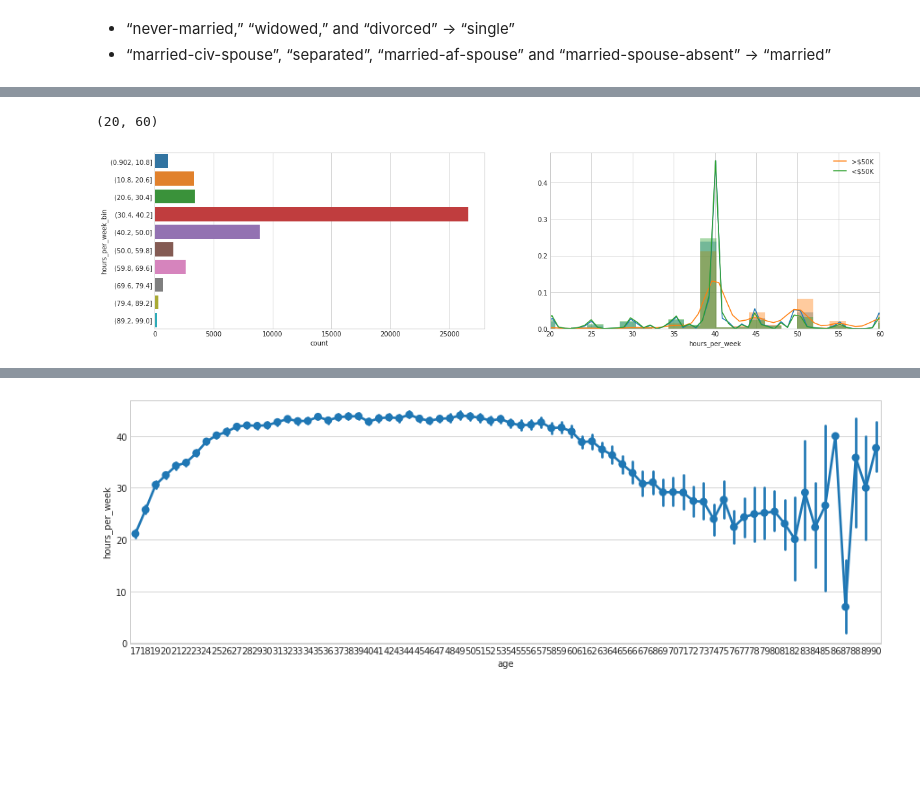
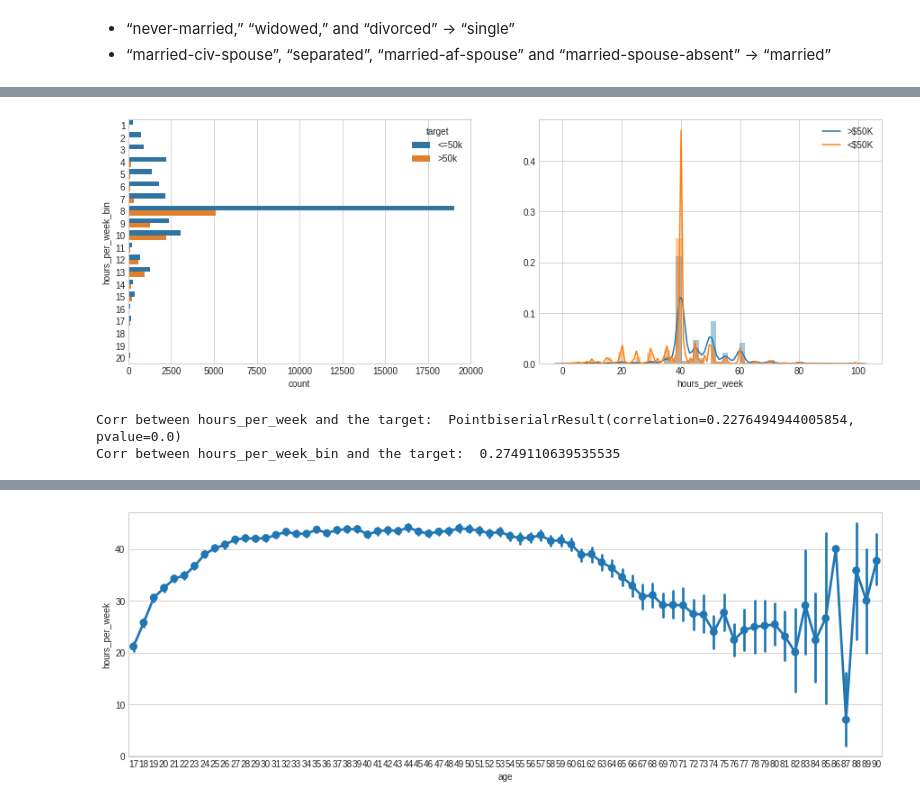
Before and after one commit to basselkassem/predict_income_potential, a Jupyter notebook: feature_engineering.ipynb, the cells around one changed output, grey strips where cells are left out. Cells and saved outputs as stored; diff of their text form; code cells hidden in the pictures; blank space fills up the shorter version.

```diff
--- a/feature_engineering.ipynb
+++ b/feature_engineering.ipynb
@@ -247,2 +257,0 @@ Corr between com_native_country and the target:  2.52509078735156
-# %%
-df['age_bin'] = pd.cut(df['age'], 20)
@@ -249,8 +263,10 @@ df['age_bin'] = pd.cut(df['age'], 20)
 # %%
+bin_number = 30
+df['age_bin'] = pd.cut(df['age'], bin_number, labels = [str(i + 1) for i in np.arange(bin_number)])
 plt.style.use('seaborn-ticks')
-fig = plt.figure(figsize=(20, 5))
+fig = plt.figure(figsize=(15, 5))
 plt.subplot(1, 2, 1)
-sns.countplot(y="age_bin", data=df)
+sns.countplot(y="age_bin", hue = 'target', data=df)
 plt.subplot(1, 2, 2)
 sns.distplot(df[df['target'] == '>50k']['age'], kde_kws={"label": ">$50k"})
 sns.distplot(df[df['target'] == '<=50k']['age'], kde_kws={"label": "<=$50k"})
@@ -259,0 +276,4 @@ sns.distplot(df[df['target'] == '<=50k']['age'], kde_kws={"label": "<=$50k"})
+# %%
+print_corr(df, 'age')
+df['age_bin'] = df['age_bin'].astype('object')
+print_corr(df, 'age_bin')
@@ -262,2 +284,0 @@ sns.distplot(df[df['target'] == '<=50k']['age'], kde_kws={"label": "<=$50k"})
-# %%
-df['hours_per_week_bin'] = pd.cut(df['hours_per_week'], 10)
@@ -264,14 +290,20 @@ df['hours_per_week_bin'] = pd.cut(df['hours_per_week'], 10)
 # %%
+bin_number = 20
+df['hours_per_week_bin'] = pd.cut(df['hours_per_week'], bin_number, labels = [str(i + 1) for i in np.arange(bin_number)])
 plt.style.use('seaborn-whitegrid')
-fig = plt.figure(figsize=(20,5))
+fig = plt.figure(figsize=(15, 5))
 plt.subplot(1, 2, 1)
-sns.countplot(y = "hours_per_week_bin", data = df);
+sns.countplot(y = "hours_per_week_bin", hue = 'target', data = df);
 plt.subplot(1, 2, 2)
-sns.distplot(df['hours_per_week']);
 sns.distplot(df[df['target'] == '>50k']['hours_per_week'], kde_kws={"label": ">$50K"})
 sns.distplot(df[df['target'] == '<=50k']['hours_per_week'], kde_kws={"label": "<$50K"})
-plt.ylim(0, None)
-plt.xlim(20, 60)
+plt.show()
 # %% [output]
-(20, 60)
-[figure, old version]
+[figure, new version]
+# %%
+print_corr(df, 'hours_per_week')
+df['hours_per_week_bin'] = df['hours_per_week_bin'].astype('object')
+print_corr(df, 'hours_per_week_bin')
+# %% [output]
+Corr between hours_per_week and the target:  PointbiserialrResult(correlation=0.2276494944005854, pvalue=0.0)
+Corr between hours_per_week_bin and the target:  0.2749110639535535
```
Also changed, not shown: parts of 74 cells of this notebook.
